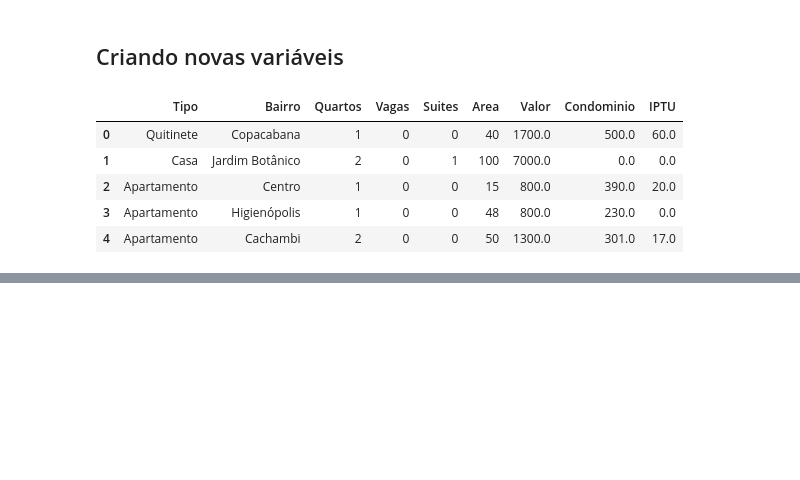
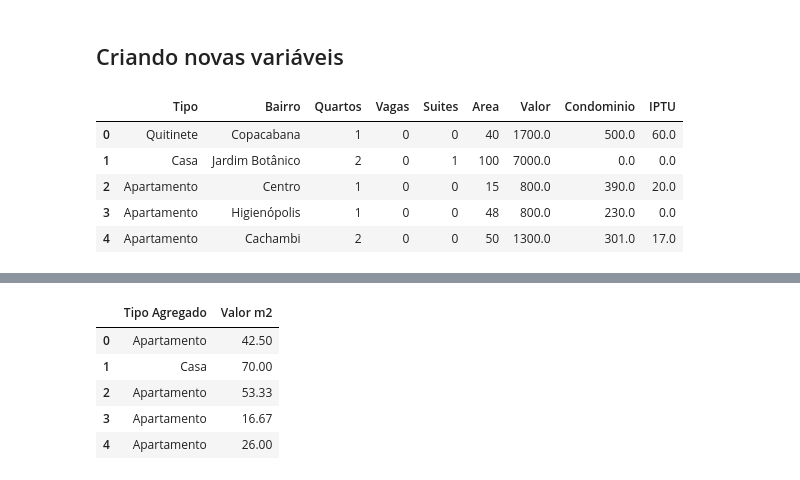
Before and after one commit to AlyssonRhuan/ds_introducaopandas, a Jupyter notebook: Criando novas variáveis.ipynb, the cells around one changed output, grey strips where cells are left out. Cells and saved outputs as stored; diff of their text form; code cells hidden in the pictures; blank space fills up the shorter version.

```diff
--- a/Criando novas variáveis.ipynb
+++ b/Criando novas variáveis.ipynb
@@ -75,0 +112,2 @@ dados
+# %%
+dados_aux.pop('Valor Bruto m2')
@@ -75,0 +132,9 @@ dados
+# %%
+dados_aux.head()
+# %% [output]
+|  | Tipo Agregado | Valor m2 |
+| 0 | Apartamento | 42.50 |
+| 1 | Casa | 70.00 |
+| 2 | Apartamento | 53.33 |
+| 3 | Apartamento | 16.67 |
+| 4 | Apartamento | 26.00 |
```
Also changed, not shown: parts of 12 cells of this notebook, 1 other file.
